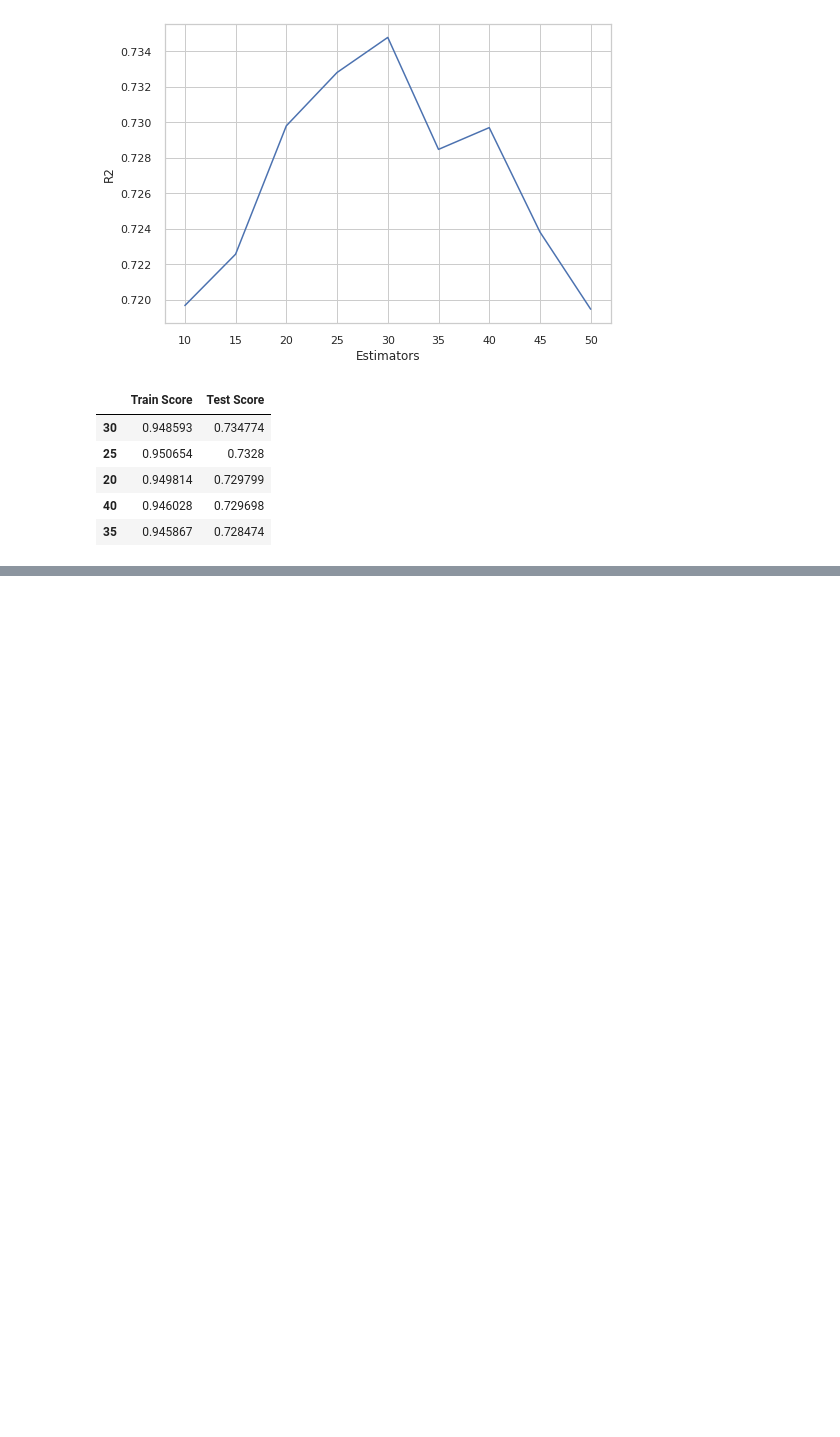
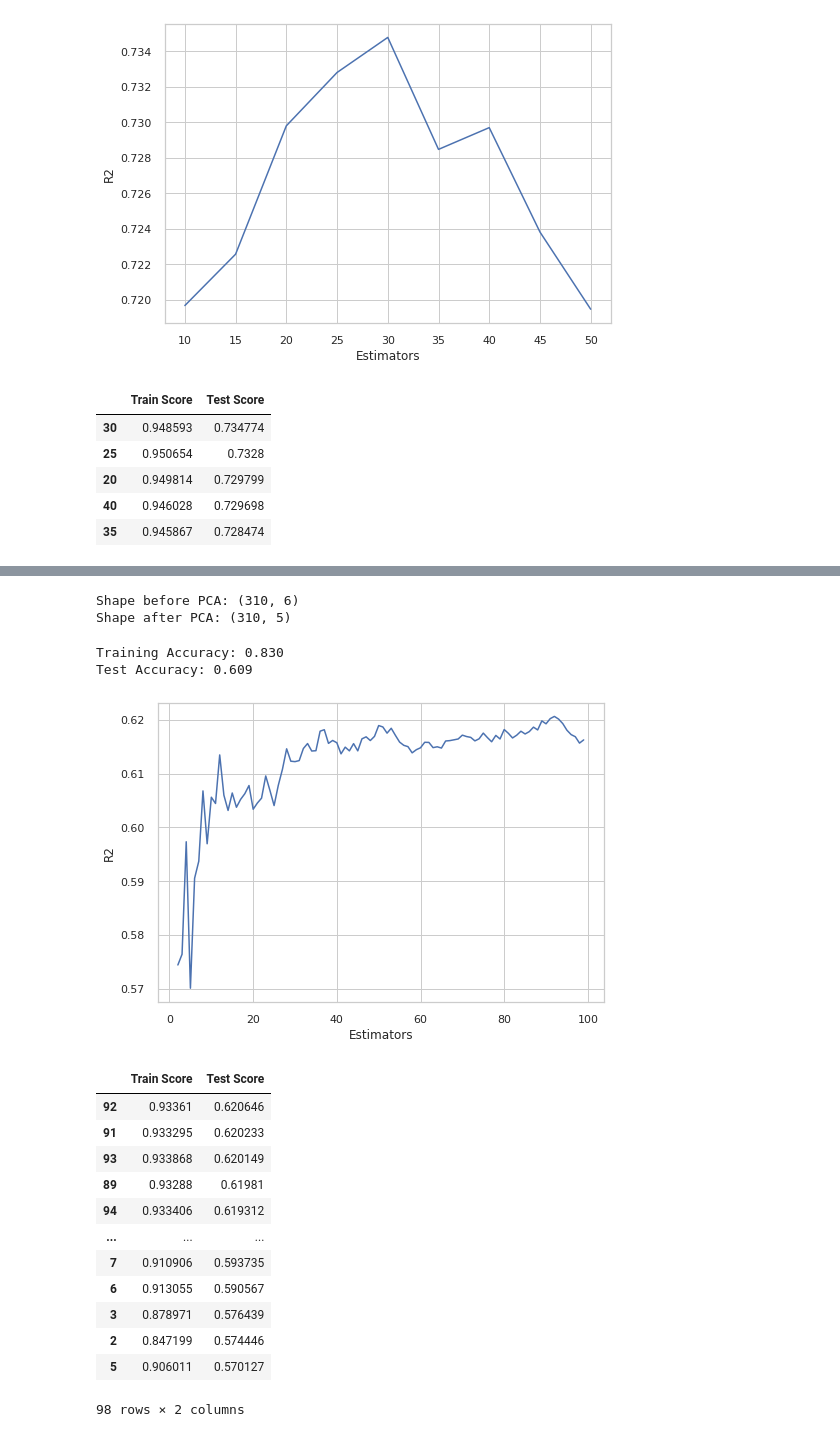
Before and after one commit to blakedshull/datascience, a Jupyter notebook: Project_2.ipynb, the cells around one changed output, grey strips where cells are left out. Saved outputs shown, nothing was run; the diff lists cells and outputs as text; code cells hidden in the pictures; blank space fills up the shorter version.

```diff
--- a/Project_2.ipynb
+++ b/Project_2.ipynb
@@ -493,0 +524,4 @@ rf_scores.head()
+# %%
+bag_reg_fin = BaggingRegressor(max_samples=143, n_estimators=30, random_state=42)
+bag_reg_fin.fit(X_train, y_train)
+evaluate(bag_reg_fin, X_train, X_test, y_train, y_test)
@@ -493,0 +581,52 @@ rf_scores.head()
+# %%
+pca = PCA(n_components = .95)
+# %%
+X2 = df.drop(columns=['house price of unit area'])
+y2 = df['house price of unit area']
+X2_train, X2_test, y2_train, y2_test = train_test_split(X2, y2, random_state=42)
+# %%
+print('Shape before PCA:', X2_train.shape)
+print('Shape after PCA:', pcapipe.fit_transform(X2_train).shape)
+# %% [output]
+Shape before PCA: (310, 6)
+Shape after PCA: (310, 5)
+# %%
+bagpca = make_pipeline(pca, bag_reg_fin)
+bagpca.fit(X2_train, y2_train)
+evaluate(bagpca, X2_train, X2_test, y2_train, y2_test)
+# %% [output]
+Training Accuracy: 0.830
+Test Accuracy: 0.609
+# %%
+estimators3 = list(range(2, 100))
+bag_scores3 = pd.DataFrame(index=estimators3, columns=['Train Score', 'Test Score'])
+for num_estimators2 in estimators3:
+   bag_reg_pca = BaggingRegressor(n_estimators=num_estimators2, random_state=42)
+   bagpca = make_pipeline(pca, bag_reg_pca)
+   bagpca.fit(X2_train, y2_train)
+   bag_train_score2 = bagpca.score(X2_train, y2_train)
+   bag_test_score2 = bagpca.score(X2_test, y2_test)
+   bag_scores3.loc[num_estimators2, 'Train Score'] = bag_train_score2
+   bag_scores3.loc[num_estimators2, 'Test Score'] = bag_test_score2
+
+plt.xlabel('Estimators')
+plt.ylabel('R2');
+plt.plot(bag_scores3['Test Score'])
+plt.show()
+bag_scores3 = bag_scores3.sort_values(by='Test Score', ascending=False)
+bag_scores3
+# %% [output]
+[figure, added]
+|  | Train Score | Test Score |
+| 92 | 0.93361 | 0.620646 |
+| 91 | 0.933295 | 0.620233 |
+| 93 | 0.933868 | 0.620149 |
+| 89 | 0.93288 | 0.61981 |
+| 94 | 0.933406 | 0.619312 |
+| ... | ... | ... |
+| 7 | 0.910906 | 0.593735 |
+| 6 | 0.913055 | 0.590567 |
+| 3 | 0.878971 | 0.576439 |
+| 2 | 0.847199 | 0.574446 |
+| 5 | 0.906011 | 0.570127 |
+98 rows × 2 columns
```
Also changed, not shown: parts of 25 cells of this notebook.
